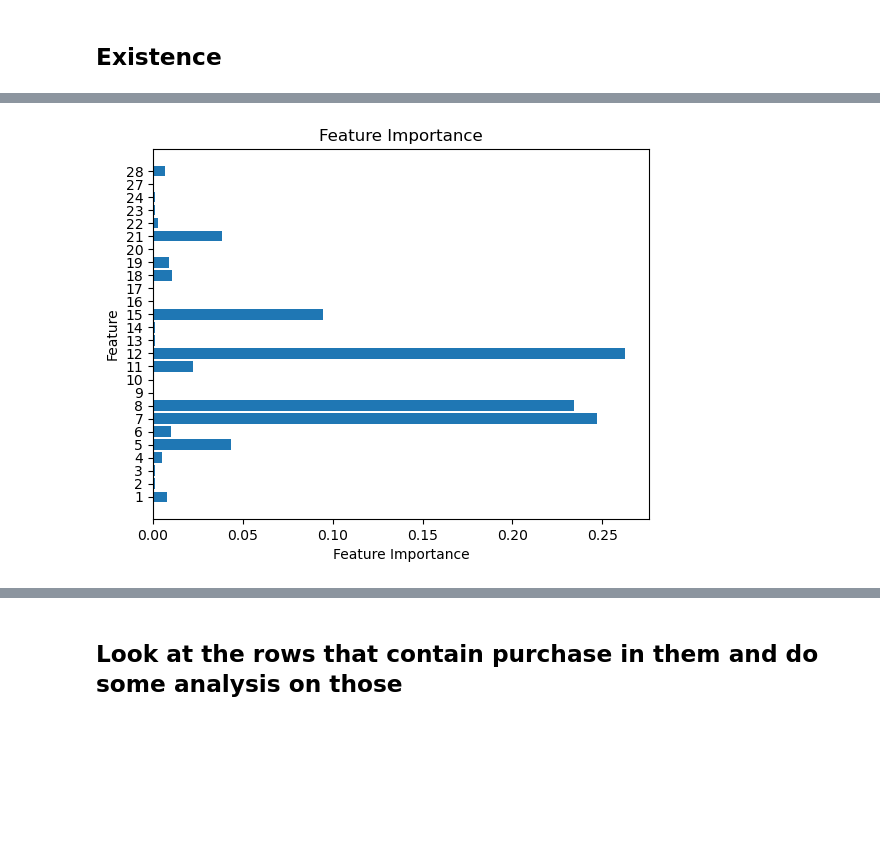
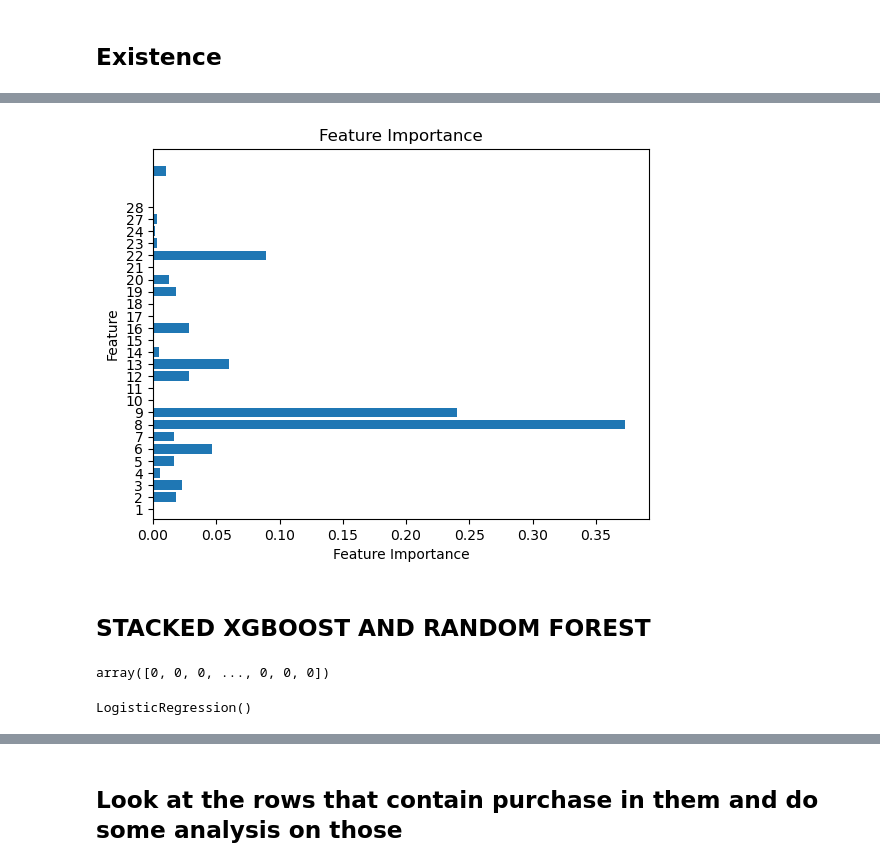
Before and after one commit to BattleCruiserRRR/MATH-M148, a Jupyter notebook: ActivationAnalysis.ipynb, the cells around one changed output, grey strips where cells are left out. Cells and saved outputs as stored; diff of their text form; code cells hidden in the pictures; blank space fills up the shorter version.

```diff
--- a/ActivationAnalysis.ipynb
+++ b/ActivationAnalysis.ipynb
@@ -376,3 +433 @@ from xgboost import plot_importance
-# %%
-up_to_act = pd.read_csv('ActivationLogRegdata.csv')
 # %%
@@ -385,5 +440,4 @@ sum_negatives = sum(Y_train == 0)
 sum_positives = sum(Y_train == 1)
 scale_pos_weight = sum_negatives / sum_positives
 # %%
-xgb = xgb.XGBClassifier(use_label_encoder=False, eval_metric='logloss', scale_pos_weight = scale_pos_weight)
-xgb.fit(X_train, Y_train)
+xgb_model = xgb.XGBClassifier(use_label_encoder=False, eval_metric='logloss', scale_pos_weight=scale_pos_weight, max_depth = 10, min_samples_leaf = 500, learning_rate = 0.01)
@@ -433,7 +523,7 @@ from pdpbox import pdp
 # %%
 existence = up_to_act.applymap(lambda x: 1 if x > 1 else x)
 # %%
-X = existence.drop(columns = ['29', 'activated'])
+X = existence.drop(columns = [29, 'activated'])
 Y = existence['activated'].values.flatten()
 # %%
 X_train, X_test, Y_train, Y_test = train_test_split(X, Y, test_size=0.2, random_state=42)
@@ -442,6 +532,6 @@ sum_negatives = sum(Y_train == 0)
 sum_positives = sum(Y_train == 1)
 scale_pos_weight = sum_negatives / sum_positives
 # %%
-xgb_existence = xgb.XGBClassifier(use_label_encoder=False, eval_metric='logloss', scale_pos_weight = scale_pos_weight)
+xgb_existence = xgb.XGBClassifier(use_label_encoder=False, eval_metric='logloss', scale_pos_weight = scale_pos_weight, learning_rate = 0.05)
 xgb_existence.fit(X_train, Y_train)
 # %% [output]
@@ -473,12 +553,16 @@ Accuracy: 0.7931379157376841
 # %%
 importance = xgb_existence.feature_importances_
 feature_names = X_train.columns  # Adjust this if your features are indexed differently
 
 # Create a bar plot
 plt.barh(feature_names, importance)
 plt.xlabel('Feature Importance')
 plt.ylabel('Feature')
 plt.title('Feature Importance')
+plt.yticks(ticks=range(len(feature_names)), labels=feature_names)
+
 plt.show()
 # %% [output]
-[figure, old version]
+[figure, new version]
+# %% [markdown]
+## STACKED XGBOOST AND RANDOM FOREST
@@ -484,0 +571,8 @@ plt.show()
+# %%
+predictions_train_rf
+predictions_test_rf
+
+predictions_train_xgb
+predictions_test_xgb
+# %% [output]
+array([0, 0, 0, ..., 0, 0, 0])
@@ -484,0 +582,5 @@ plt.show()
+# %%
+stacked_model = LogisticRegression()
+stacked_model.fit(X_train_stacked, Y_train)
+# %% [output]
+LogisticRegression()
```
Also changed, not shown: parts of 155 cells of this notebook.
